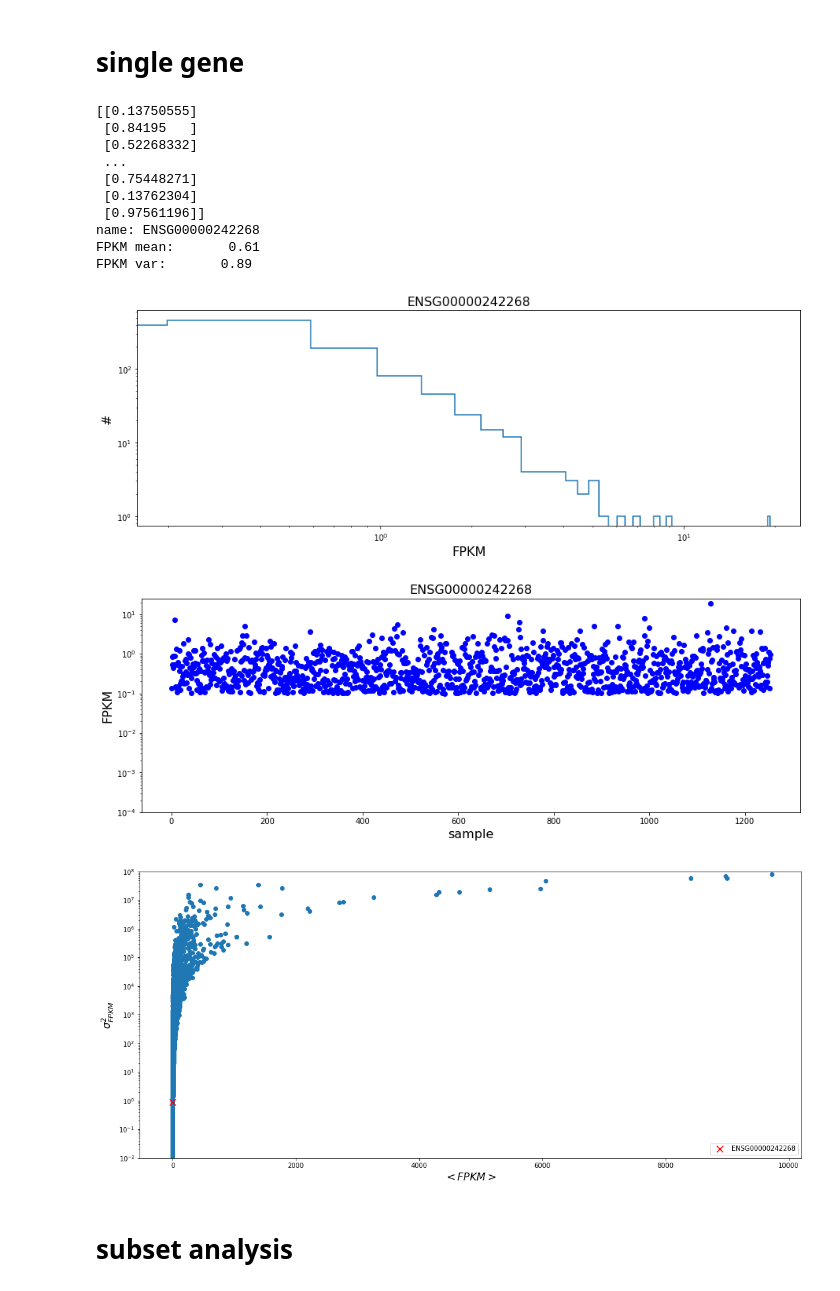
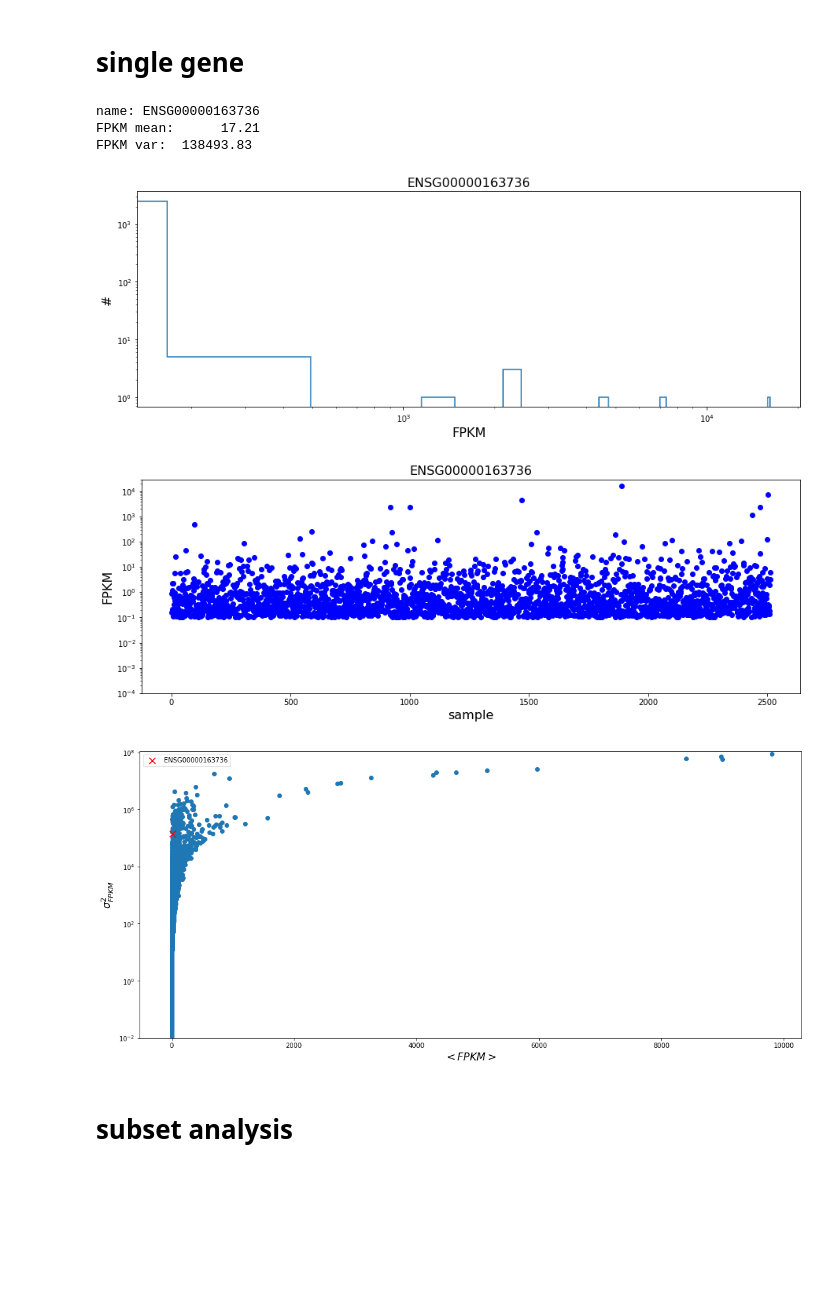
Before and after one commit to fvalle1/master_thesis, a Jupyter notebook: TableAnalyzer.ipynb, the cells around one changed output. Saved outputs shown, nothing was run; the diff lists cells and outputs as text; code cells hidden in the pictures; blank space fills up the shorter version.

```diff
--- a/TableAnalyzer.ipynb
+++ b/TableAnalyzer.ipynb
@@ -29,6 +24,6 @@ len(dirs)
 df = pd.read_csv(("%s/mainTable.csv"%working_dir))
 genes = np.array([gene[:15] for gene in df.loc[:,'gene'].values])
 df['gene'] = genes
-df = df.to_sparse(fill_value=0.)
+#df = df.to_sparse(fill_value=0.)
 df.head()
 # %% [output]
@@ -50,5 +45,5 @@ memory usage: 1.2+ GB
 # %%
 ngenes = len(df['gene'])
-nfiles = len(df.loc[0,:])-1
+nfiles = len(df.loc[0,:])-2
 print("genes:%d\trealizations:%d"%(ngenes,nfiles))
 # %% [output]
@@ -55,0 +51,2 @@ genes:60483     realizations:5000
+# %%
+df = df.drop(labels='type_of_gene', axis=1)
@@ -57,5 +56,6 @@ genes:60483     realizations:5000
 ## Means sigmas
 # %%
 df_mv = pd.read_csv("meanVariances.csv", index_col = [0])
+df_mv = df_mv.loc[df_mv['type_of_gene']=='protein-coding']
 df_mv.head()
 # %% [output]
@@ -141,24 +156,17 @@ fig.savefig("singleFile.pdf")
 # %% [markdown]
 # single gene
 # %%
-gene = geneinfo('ENSG00000242268', df, nfiles)
+gene = geneinfo('ENSG00000163736', df, nfiles)
 genedistr(gene, 50);
 geneplot(gene);
 genecoord(gene, means, variances);
 # %% [output]
-[[0.13750555]
- [0.84195   ]
- [0.52268332]
- ...
- [0.75448271]
- [0.13762304]
- [0.97561196]]
-name: ENSG00000242268
-FPKM mean:       0.61
-FPKM var:       0.89
+name: ENSG00000163736
+FPKM mean:      17.21
+FPKM var:  138493.83
-[figure, old version]
+[figure, new version]
-[figure, old version]
+[figure, new version]
-[figure, old version]
+[figure, new version]
 # %% [markdown]
 # subset analysis
 # %% [markdown]
```
Also changed, not shown: parts of 26 cells of this notebook, 7 other files.
